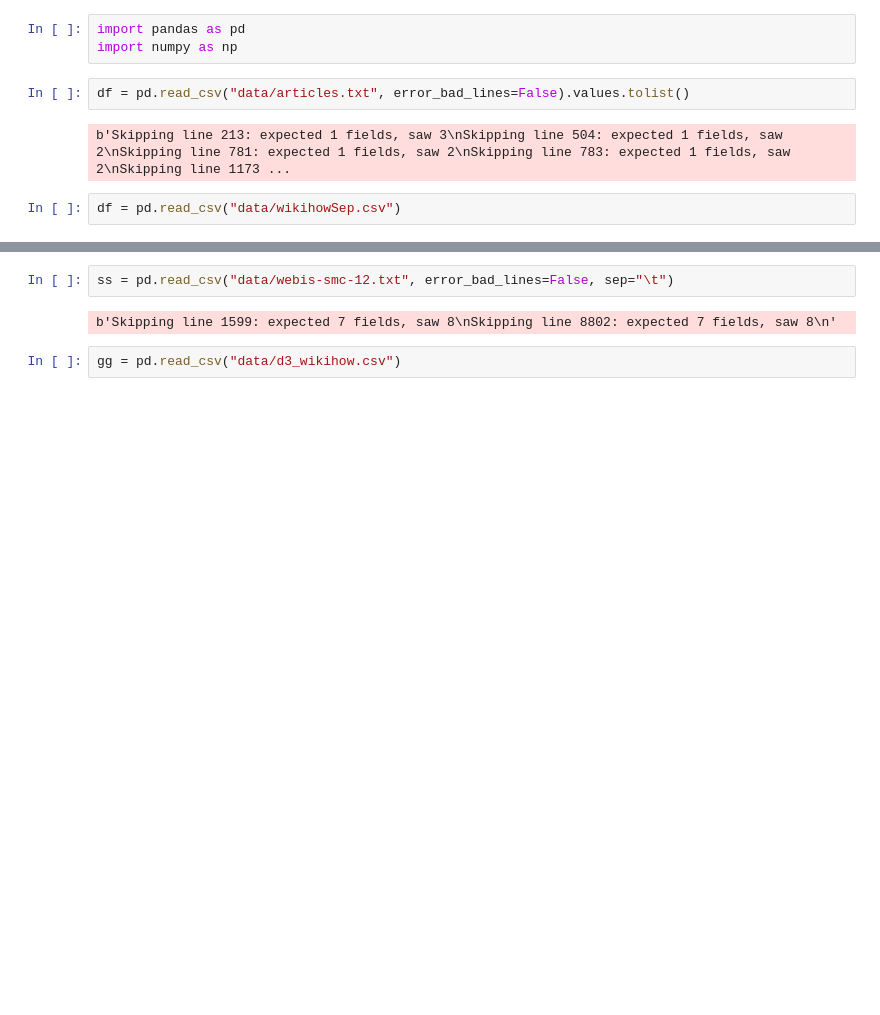
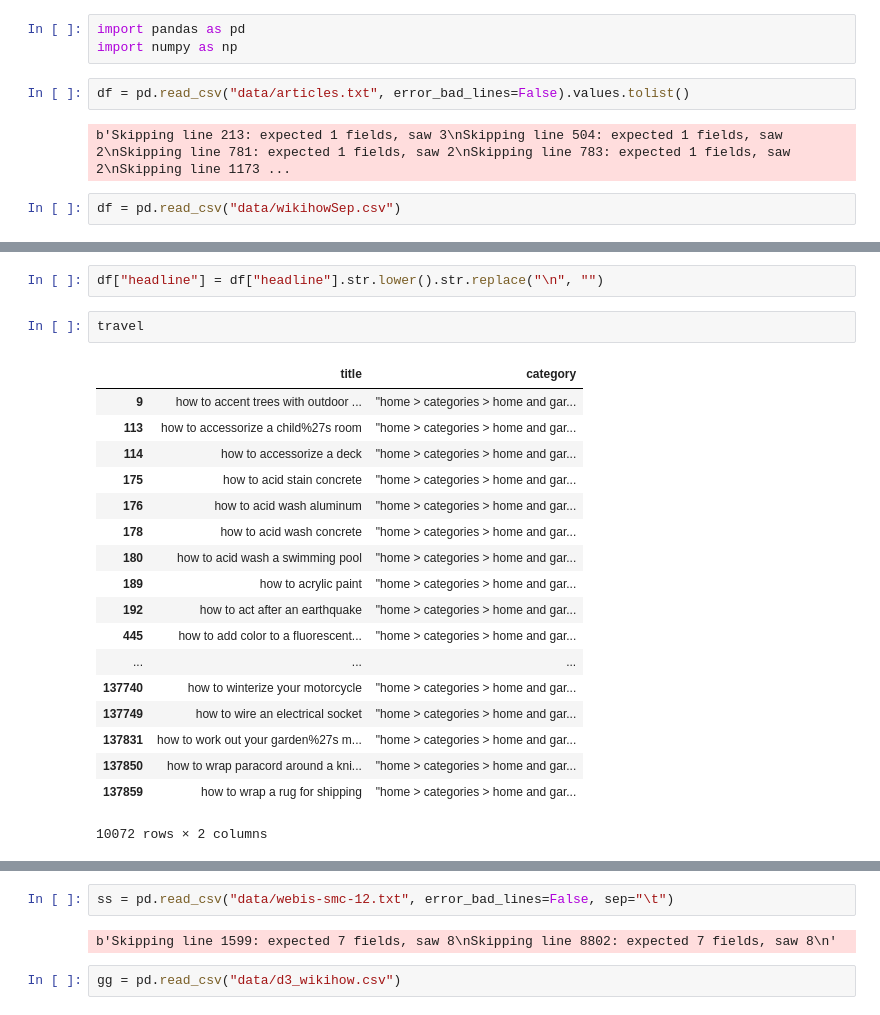
Before and after one commit to feay1234/WikiHow-Task-Based, a Jupyter notebook: WikiHow.ipynb, the cells around one changed output, grey strips where cells are left out. Drawn from its saved outputs; the diff is of its cells as text; blank space fills up the shorter version.

```diff
--- a/WikiHow.ipynb
+++ b/WikiHow.ipynb
@@ -30,0 +10,23 @@ df
+# %%
+df["headline"] = df["headline"].str.lower().str.replace("\n", "")
+# %%
+travel
+# %% [output]
+|  | title | category |
+| 9 | how to accent trees with outdoor ... | "home > categories > home and gar... |
+| 113 | how to accessorize a child%27s room | "home > categories > home and gar... |
+| 114 | how to accessorize a deck | "home > categories > home and gar... |
+| 175 | how to acid stain concrete | "home > categories > home and gar... |
+| 176 | how to acid wash aluminum | "home > categories > home and gar... |
+| 178 | how to acid wash concrete | "home > categories > home and gar... |
+| 180 | how to acid wash a swimming pool | "home > categories > home and gar... |
+| 189 | how to acrylic paint | "home > categories > home and gar... |
+| 192 | how to act after an earthquake | "home > categories > home and gar... |
+| 445 | how to add color to a fluorescent... | "home > categories > home and gar... |
+| ... | ... | ... |
+| 137740 | how to winterize your motorcycle | "home > categories > home and gar... |
+| 137749 | how to wire an electrical socket | "home > categories > home and gar... |
+| 137831 | how to work out your garden%27s m... | "home > categories > home and gar... |
+| 137850 | how to wrap paracord around a kni... | "home > categories > home and gar... |
+| 137859 | how to wrap a rug for shipping | "home > categories > home and gar... |
+10072 rows × 2 columns
```
Also changed, not shown: parts of 10 cells of this notebook, 6 other files.
